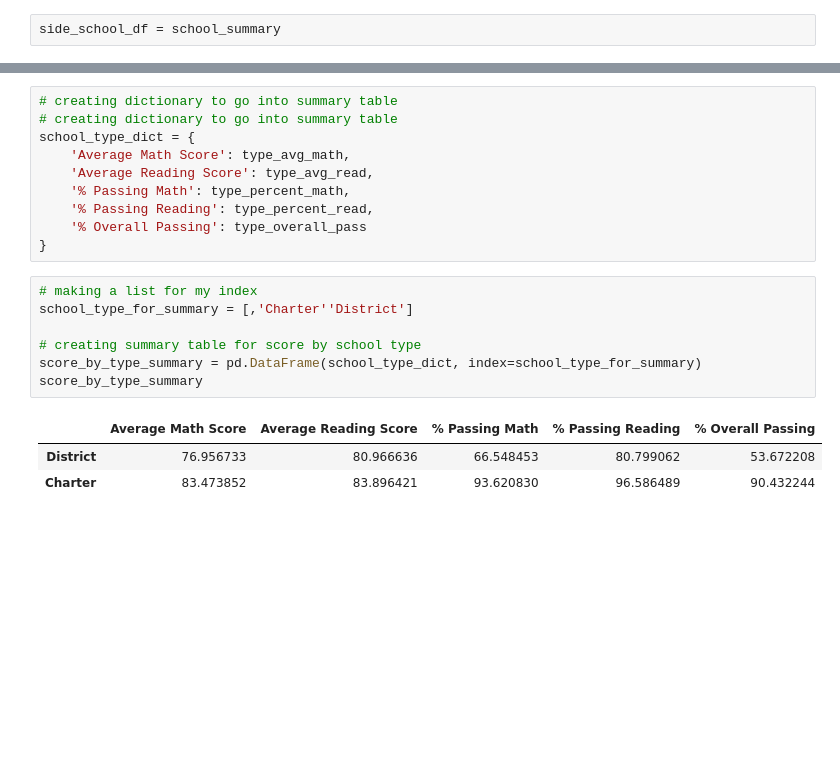
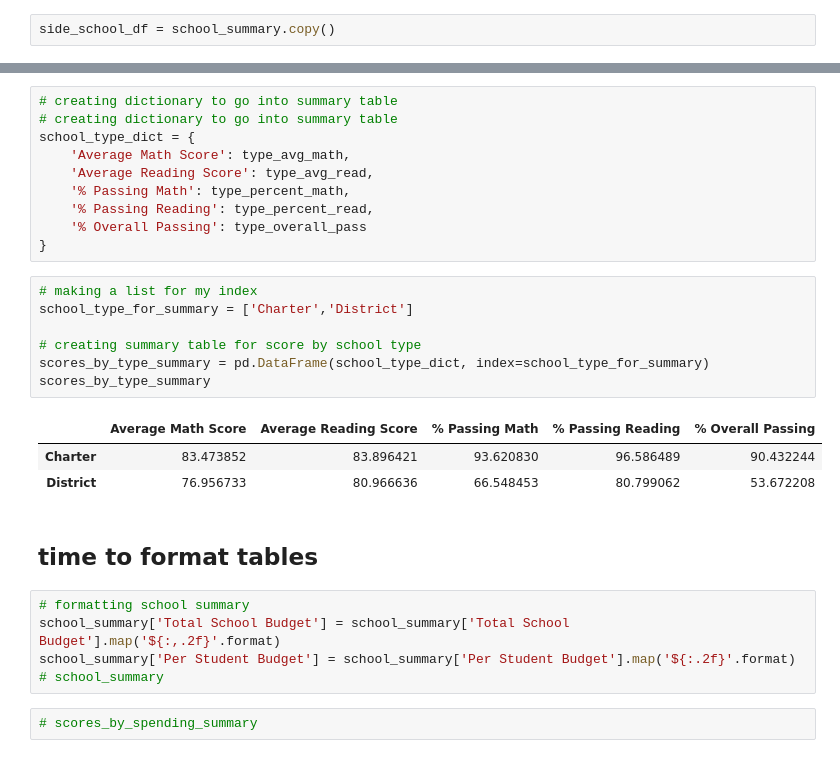
Before and after one commit to radioactivearm/pandas-challenge, a Jupyter notebook: PyCitySchools/PyCitySchools.ipynb, the cells around one changed output, grey strips where cells are left out. Saved outputs shown, nothing was run; the diff lists cells and outputs as text; blank space fills up the shorter version.

Commit message:
finished all my tables

```diff
--- a/PyCitySchools/PyCitySchools.ipynb
+++ b/PyCitySchools/PyCitySchools.ipynb
@@ -338,4 +244,4 @@ adict = {
 school_summary = pd.DataFrame(adict,index=school_names)
 # school_summary
 # %%
-side_school_df = school_summary
+side_school_df = school_summary.copy()
@@ -737,12 +515,21 @@ school_type_dict = {
 }
 # %%
 # making a list for my index
-school_type_for_summary = [,'Charter''District']
+school_type_for_summary = ['Charter','District']
 
 # creating summary table for score by school type
-score_by_type_summary = pd.DataFrame(school_type_dict, index=school_type_for_summary)
-score_by_type_summary
+scores_by_type_summary = pd.DataFrame(school_type_dict, index=school_type_for_summary)
+scores_by_type_summary
 # %% [output]
 |  | Average Math Score | Average Reading Score | % Passing Math | % Passing Reading | % Overall Passing |
+| Charter | 83.473852 | 83.896421 | 93.620830 | 96.586489 | 90.432244 |
 | District | 76.956733 | 80.966636 | 66.548453 | 80.799062 | 53.672208 |
-| Charter | 83.473852 | 83.896421 | 93.620830 | 96.586489 | 90.432244 |
+# %% [markdown]
+## time to format tables
+# %%
+# formatting school summary
+school_summary['Total School Budget'] = school_summary['Total School Budget'].map('${:,.2f}'.format)
+school_summary['Per Student Budget'] = school_summary['Per Student Budget'].map('${:.2f}'.format)
+# school_summary
+# %%
+# scores_by_spending_summary
```
Also changed, not shown: parts of 53 cells of this notebook.
